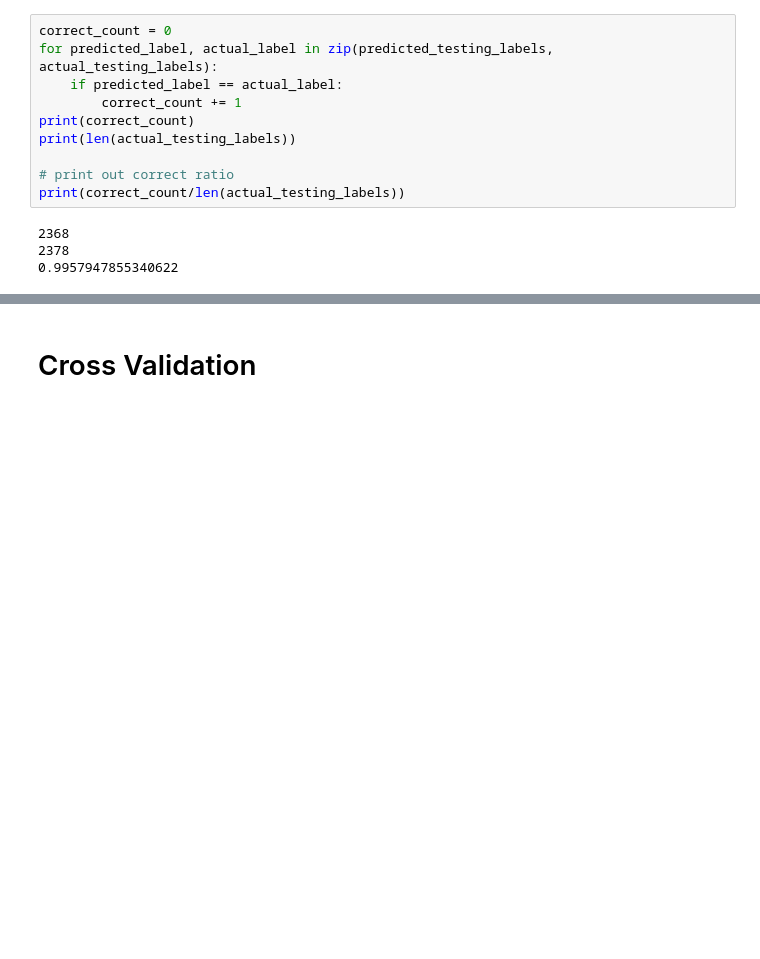
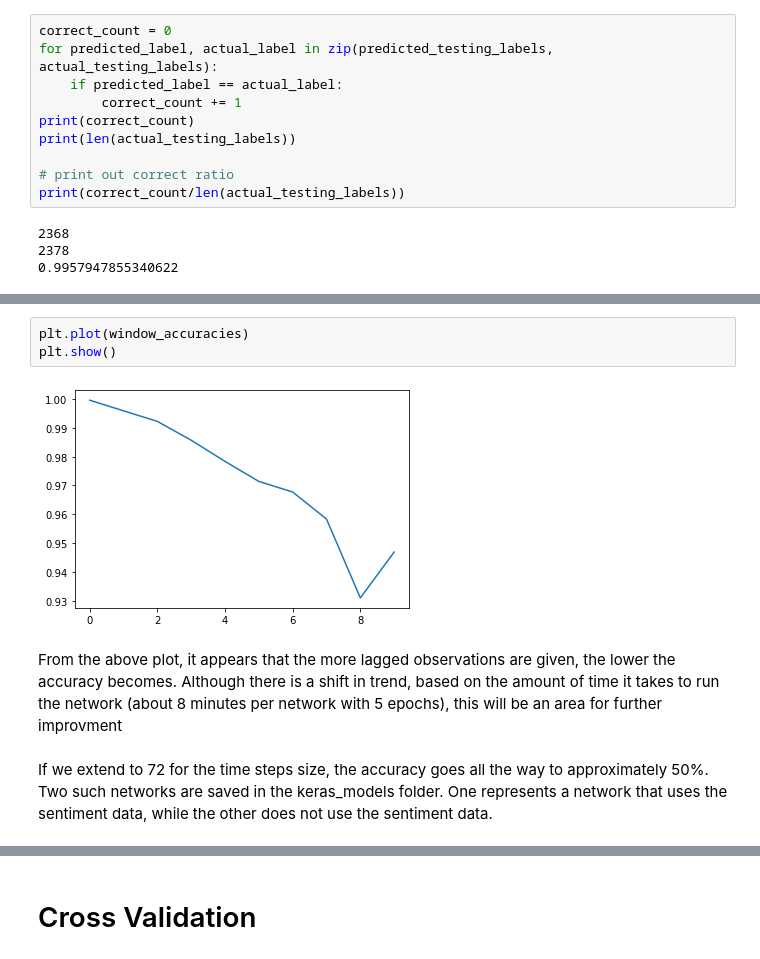
Before and after one commit to syeo-1/GME_price_prediction_methods, a Jupyter notebook: lstm_gme.ipynb, the cells around one changed output, grey strips where cells are left out. Cells and saved outputs as stored; diff of their text form; blank space fills up the shorter version.

```diff
--- a/lstm_gme.ipynb
+++ b/lstm_gme.ipynb
@@ -308,0 +422,9 @@ print(correct_count/len(actual_testing_labels))
+# %%
+plt.plot(window_accuracies)
+plt.show()
+# %% [output]
+[figure, added]
+# %% [markdown]
+From the above plot, it appears that the more lagged observations are given, the lower the accuracy becomes. Although there is a shift in trend, based on the amount of time it takes to run the network (about 8 minutes per network with 5 epochs), this will be an area for further improvment
+# %% [markdown]
+If we extend to 72 for the time steps size, the accuracy goes all the way to approximately 50%. Two such networks are saved in the keras_models folder. One represents a network that uses the sentiment data, while the other does not use the sentiment data.
```
Also changed, not shown: parts of 17 cells of this notebook, 1 other file.
